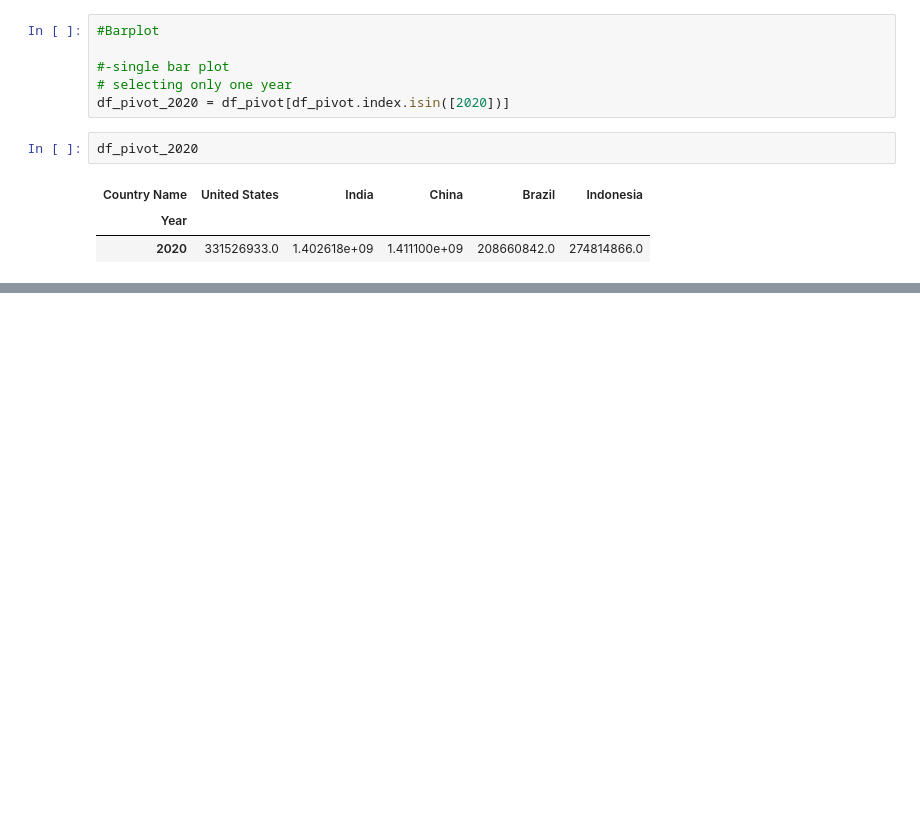
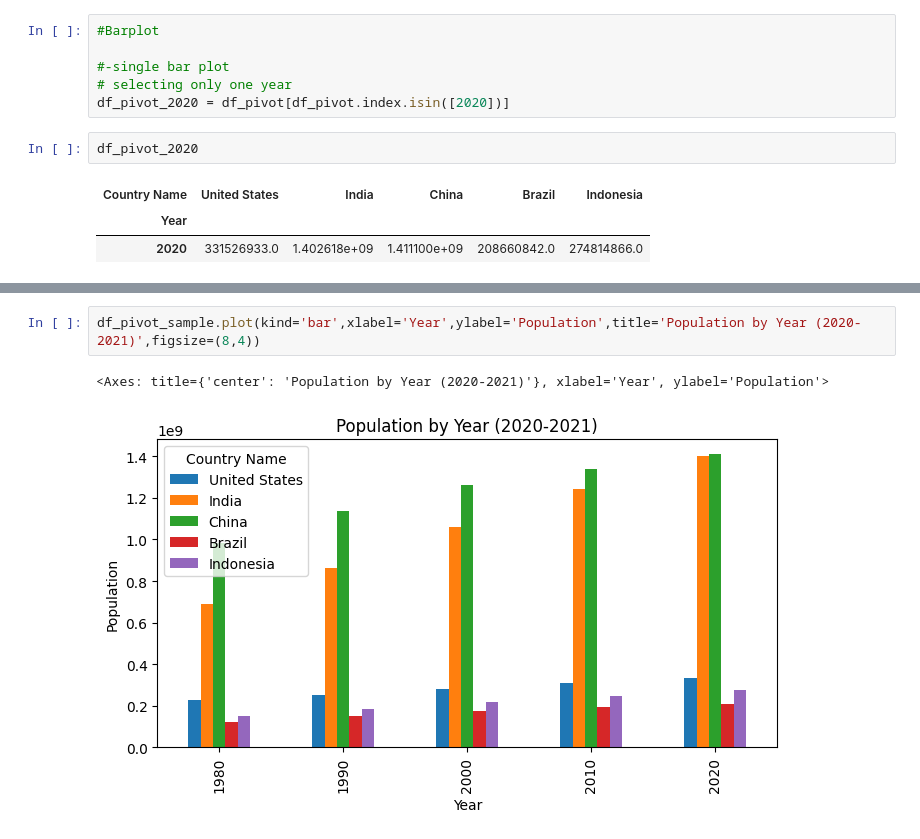
Before and after one commit to DiilaNa/Data_Science_with-Pandas, a Jupyter notebook: Project-2/DataVisualization.ipynb, the cells around one changed output, grey strips where cells are left out. Cells and saved outputs as stored; diff of their text form; blank space fills up the shorter version.

```diff
--- a/Project-2/DataVisualization.ipynb
+++ b/Project-2/DataVisualization.ipynb
@@ -88,0 +103,5 @@ df_pivot_2020
+# %%
+df_pivot_sample.plot(kind='bar',xlabel='Year',ylabel='Population',title='Population by Year (2020-2021)',figsize=(8,4))
+# %% [output]
+<Axes: title={'center': 'Population by Year (2020-2021)'}, xlabel='Year', ylabel='Population'>
+[figure, added]
```
Also changed, not shown: parts of 3 cells of this notebook.
